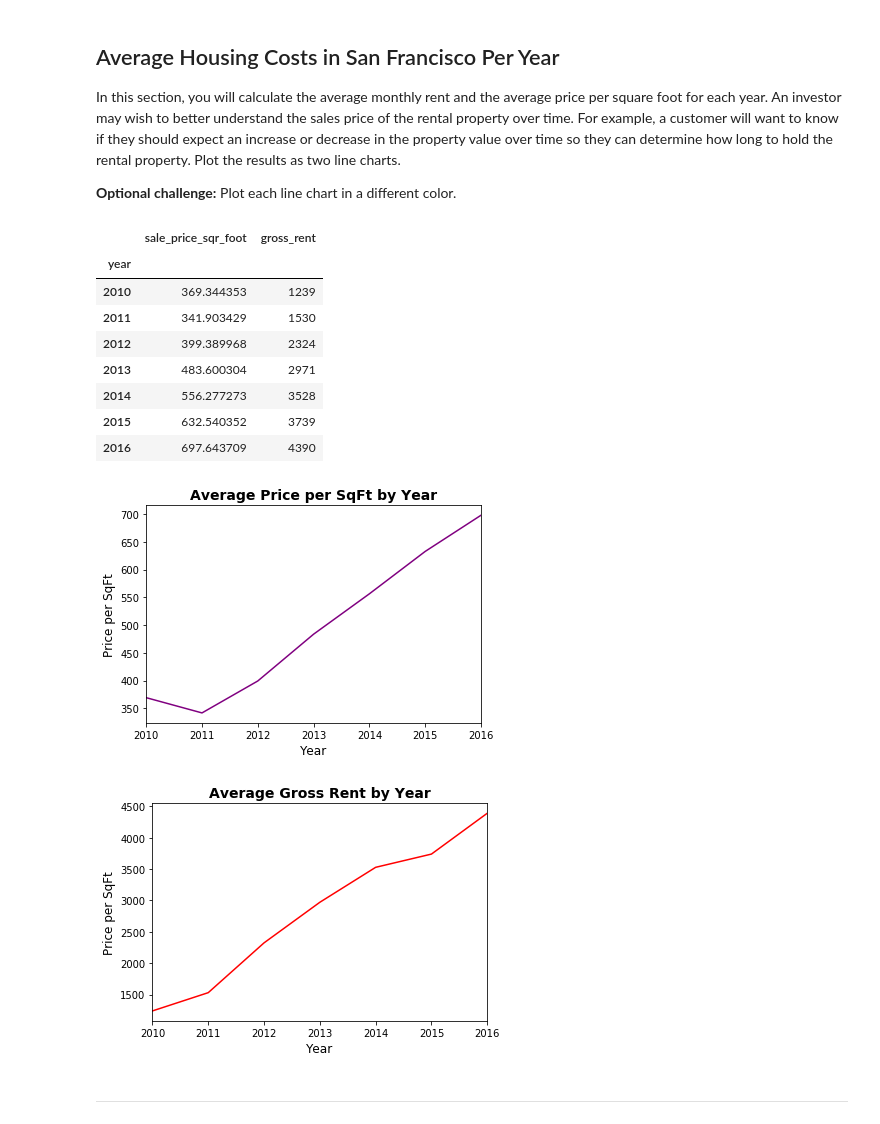
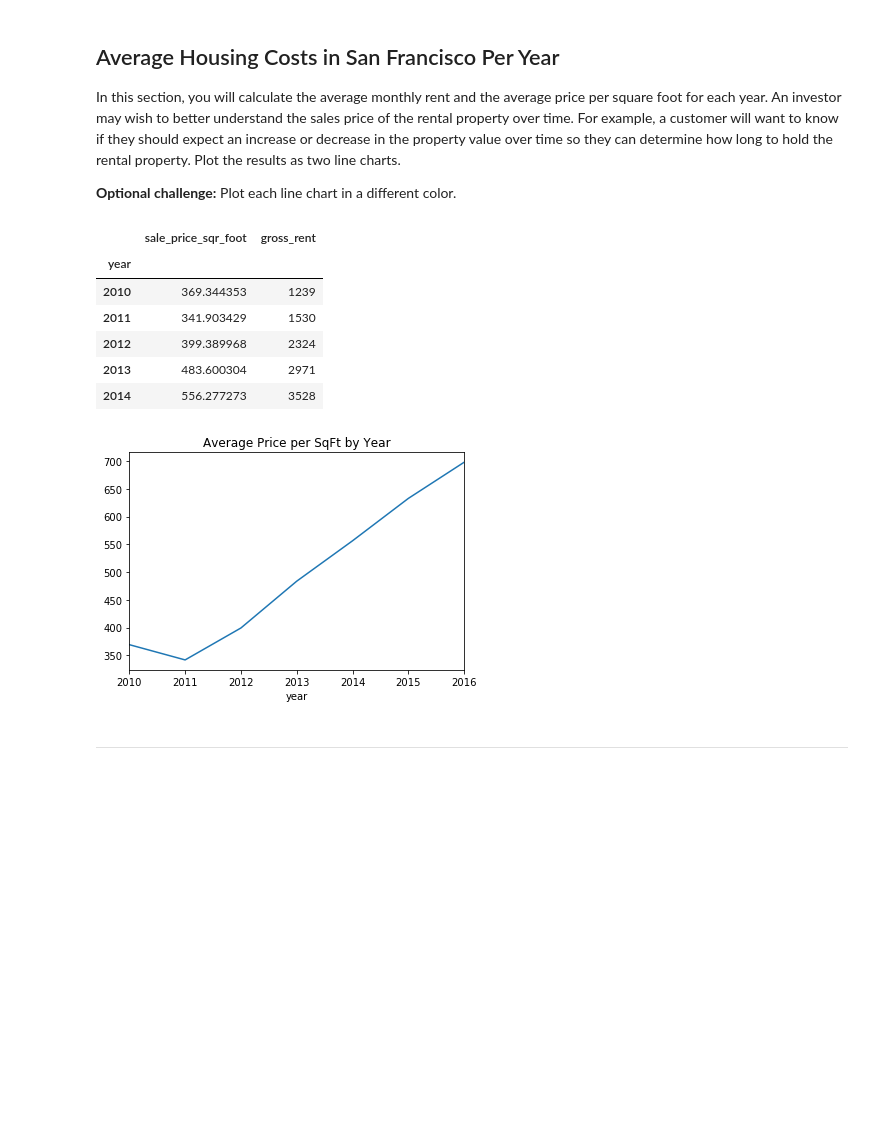
Before and after one commit to jyoung30/Pyviz, a Jupyter notebook: Starter_Code/rental_analysis.ipynb, the cells around one changed output. Saved outputs shown, nothing was run; the diff lists cells and outputs as text; code cells hidden in the pictures; blank space fills up the shorter version.

```diff
--- a/Starter_Code/rental_analysis.ipynb
+++ b/Starter_Code/rental_analysis.ipynb
@@ -96,7 +88,9 @@ In this section, you will calculate the average monthly rent and the average pri
 **Optional challenge:** Plot each line chart in a different color.
 # %%
 # Calculate the average sale price per square foot and average gross rent
-# YOUR CODE HERE!
+# YOUR CODE HERE!avg_sake
+avg_sales_price = sfo_data[["sale_price_sqr_foot", "gross_rent"]].groupby(sfo_data.index).mean()
+avg_sales_price.head()
 # %% [output]
 |  | sale_price_sqr_foot | gross_rent |
 | year |  |  |
@@ -105,20 +99,18 @@ In this section, you will calculate the average monthly rent and the average pri
 | 2012 | 399.389968 | 2324 |
 | 2013 | 483.600304 | 2971 |
 | 2014 | 556.277273 | 3528 |
-| 2015 | 632.540352 | 3739 |
-| 2016 | 697.643709 | 4390 |
 # %%
 # Create two line charts, one to plot the average sale price per square foot and another for average montly rent
 
 # Line chart for average sale price per square foot
 # YOUR CODE HERE!
 
-
+avg_sales_price["sale_price_sqr_foot"].plot(kind='line',title= "Average Price per SqFt by Year")
 # Line chart for average montly rent
-# YOUR CODE HERE!
+# avg_sales_price = sfo_data[["sale_price_sqr_foot", "gross_rent"]].groupby(sfo_data.index).mean()YOUR CODE HERE!
+avg_sales_price = sfo_data[["sale_price_sqr_foot", "gross_rent"]].groupby(sfo_data.index).mean()
 # %% [output]
-[figure, old version]
+[figure, new version]
-[figure, removed]
 # %% [markdown]
 - - -
 # %% [markdown]
```
Also changed, not shown: parts of 21 cells of this notebook, 3 other files.
